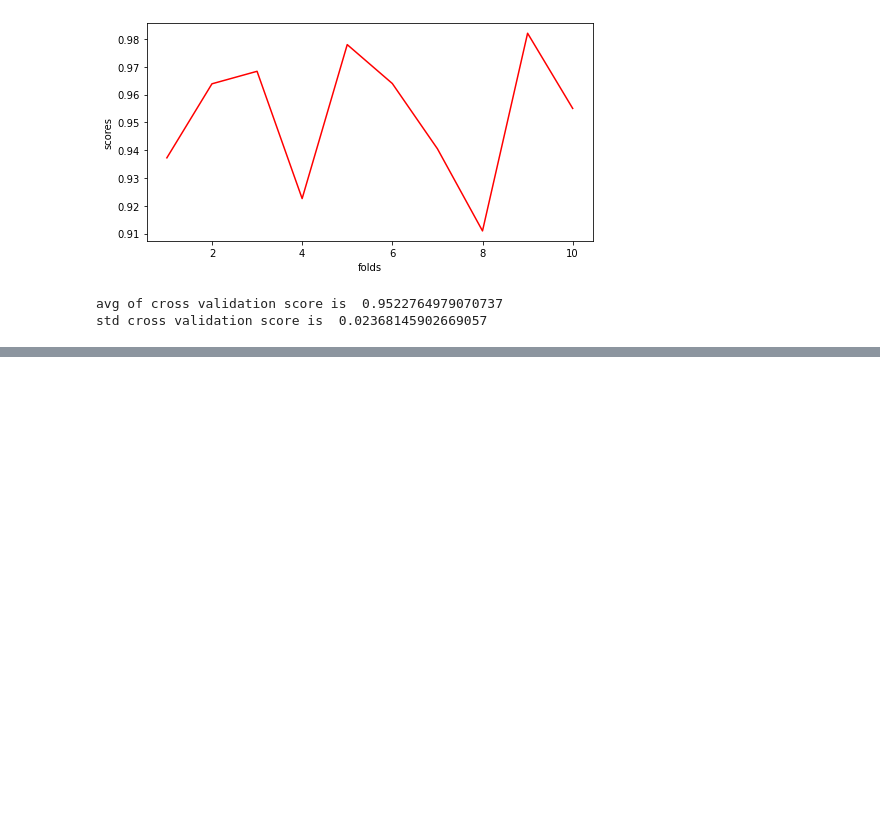
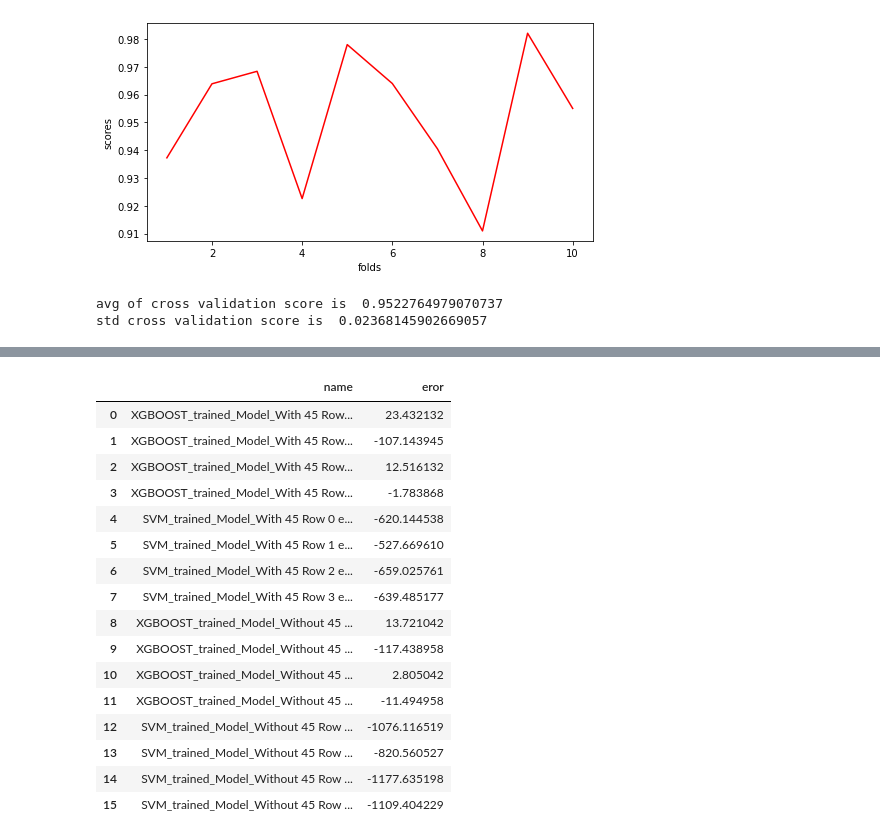
Before and after one commit to itayzaada/DCB_prediction_Using_Machine_Learning, a Jupyter notebook: Prediction of the ERR for mode I (DCB) for a composite laminate with arbitrary properties using ML.ipynb, the cells around one changed output, grey strips where cells are left out. Saved outputs shown, nothing was run; the diff lists cells and outputs as text; code cells hidden in the pictures; blank space fills up the shorter version.

```diff
--- a/Prediction of the ERR for mode I (DCB) for a composite laminate with arbitrary properties using ML.ipynb
+++ b/Prediction of the ERR for mode I (DCB) for a composite laminate with arbitrary properties using ML.ipynb
@@ -1194,0 +1383,20 @@ dfn_2
+# %%
+dfp
+# %% [output]
+|  | name | eror |
+| 0 | XGBOOST_trained_Model_With 45 Row... | 23.432132 |
+| 1 | XGBOOST_trained_Model_With 45 Row... | -107.143945 |
+| 2 | XGBOOST_trained_Model_With 45 Row... | 12.516132 |
+| 3 | XGBOOST_trained_Model_With 45 Row... | -1.783868 |
+| 4 | SVM_trained_Model_With 45 Row 0 e... | -620.144538 |
+| 5 | SVM_trained_Model_With 45 Row 1 e... | -527.669610 |
+| 6 | SVM_trained_Model_With 45 Row 2 e... | -659.025761 |
+| 7 | SVM_trained_Model_With 45 Row 3 e... | -639.485177 |
+| 8 | XGBOOST_trained_Model_Without 45 ... | 13.721042 |
+| 9 | XGBOOST_trained_Model_Without 45 ... | -117.438958 |
+| 10 | XGBOOST_trained_Model_Without 45 ... | 2.805042 |
+| 11 | XGBOOST_trained_Model_Without 45 ... | -11.494958 |
+| 12 | SVM_trained_Model_Without 45 Row ... | -1076.116519 |
+| 13 | SVM_trained_Model_Without 45 Row ... | -820.560527 |
+| 14 | SVM_trained_Model_Without 45 Row ... | -1177.635198 |
+| 15 | SVM_trained_Model_Without 45 Row ... | -1109.404229 |
```
Also changed, not shown: parts of 49 cells of this notebook.
